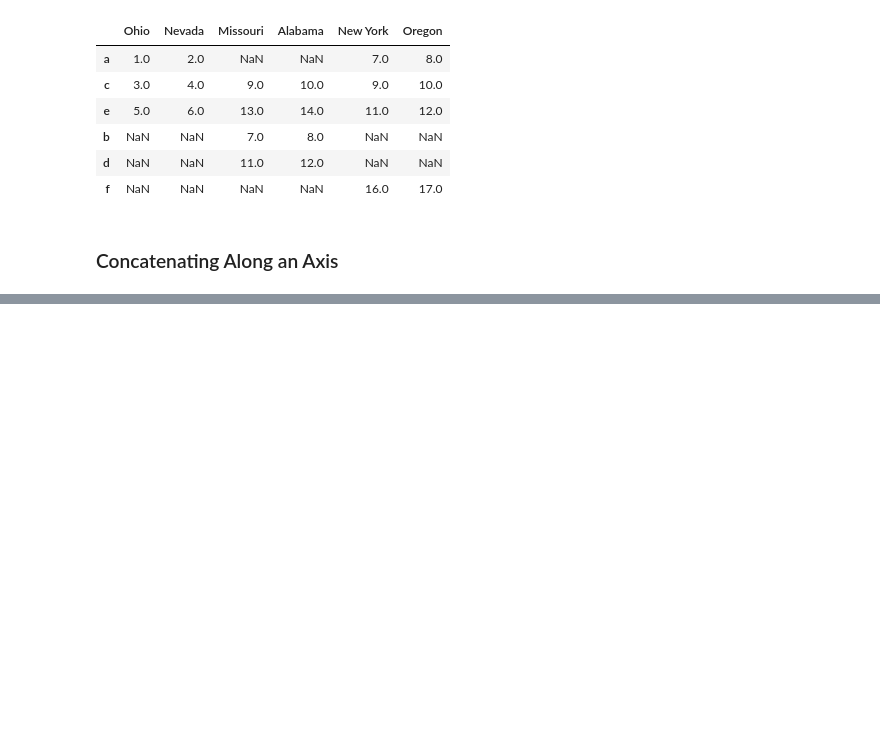
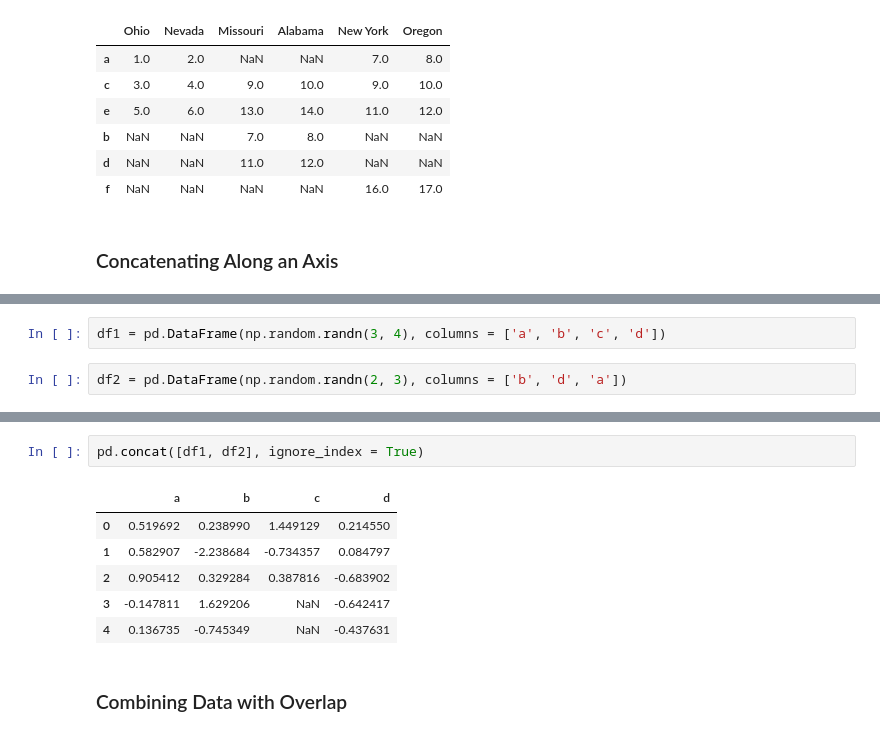
Before and after one commit to JosephKowalski2/WesWrangling, a Jupyter notebook: Chapter8WorkAlong.ipynb, the cells around one changed output, grey strips where cells are left out. Drawn from its saved outputs; the diff is of its cells as text; blank space fills up the shorter version.

Commit message:
Working on combining data with overlap section

```diff
--- a/Chapter8WorkAlong.ipynb
+++ b/Chapter8WorkAlong.ipynb
@@ -573,0 +718,4 @@ left2.join([right2, another], how = 'outer')
+# %%
+df1 = pd.DataFrame(np.random.randn(3, 4), columns = ['a', 'b', 'c', 'd'])
+# %%
+df2 = pd.DataFrame(np.random.randn(2, 3), columns = ['b', 'd', 'a'])
@@ -573,0 +735,11 @@ left2.join([right2, another], how = 'outer')
+# %%
+pd.concat([df1, df2], ignore_index = True)
+# %% [output]
+|  | a | b | c | d |
+| 0 | 0.519692 | 0.238990 | 1.449129 | 0.214550 |
+| 1 | 0.582907 | -2.238684 | -0.734357 | 0.084797 |
+| 2 | 0.905412 | 0.329284 | 0.387816 | -0.683902 |
+| 3 | -0.147811 | 1.629206 | NaN | -0.642417 |
+| 4 | 0.136735 | -0.745349 | NaN | -0.437631 |
+# %% [markdown]
+### Combining Data with Overlap
```
Also changed, not shown: parts of 26 cells of this notebook.
